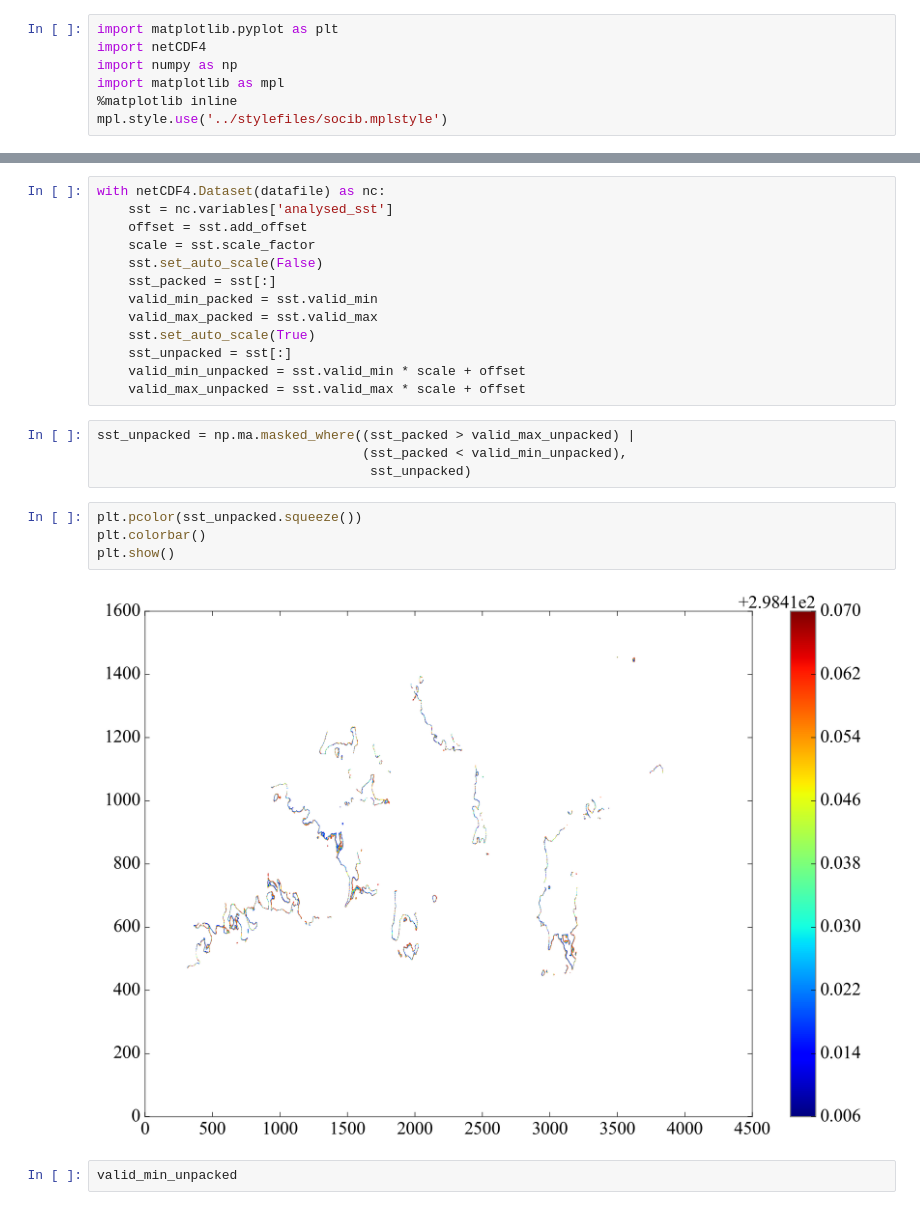
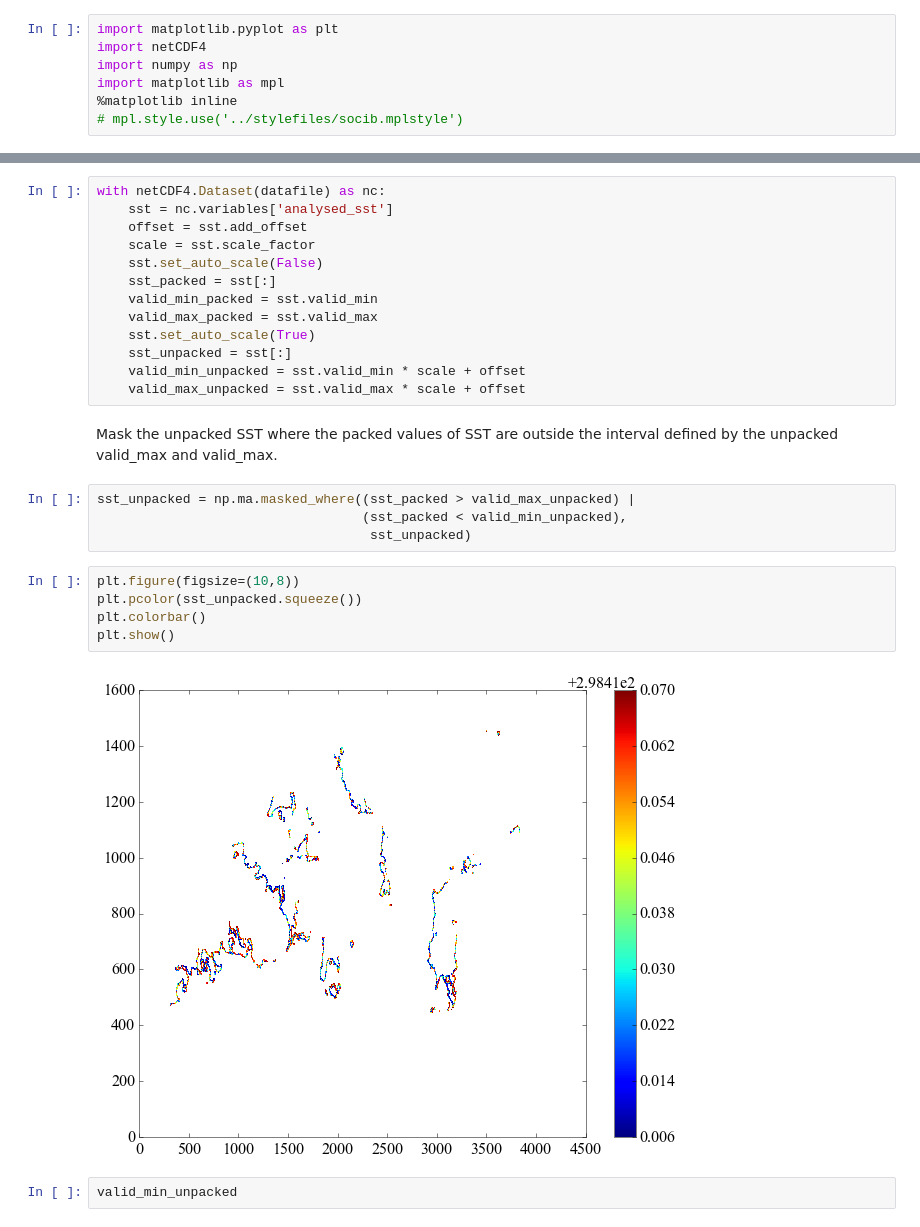
Before and after one commit to socib/SOCIB_plots, a Jupyter notebook: Satellite/check_SST_MUR_valid_minmax.ipynb, the cells around one changed output, grey strips where cells are left out. Drawn from its saved outputs; the diff is of its cells as text.

```diff
--- a/Satellite/check_SST_MUR_valid_minmax.ipynb
+++ b/Satellite/check_SST_MUR_valid_minmax.ipynb
@@ -4,4 +4,4 @@ import netCDF4
 import numpy as np
 import matplotlib as mpl
 %matplotlib inline
-mpl.style.use('../stylefiles/socib.mplstyle')
+# mpl.style.use('../stylefiles/socib.mplstyle')
@@ -21,16 +26,19 @@ with netCDF4.Dataset(datafile) as nc:
     sst_unpacked = sst[:]
     valid_min_unpacked = sst.valid_min * scale + offset
     valid_max_unpacked = sst.valid_max * scale + offset
+# %% [markdown]
+Mask the unpacked SST where the packed values of SST are outside the interval defined by the unpacked valid_max and valid_max.
 # %%
 sst_unpacked = np.ma.masked_where((sst_packed > valid_max_unpacked) |
                                   (sst_packed < valid_min_unpacked),
                                    sst_unpacked)
 # %%
+plt.figure(figsize=(10,8))
 plt.pcolor(sst_unpacked.squeeze())
 plt.colorbar()
 plt.show()
 # %% [output]
-[figure, old version]
+[figure, new version]
 # %%
 valid_min_unpacked
 # %% [output]
```
Also changed, not shown: parts of 2 cells of this notebook.
